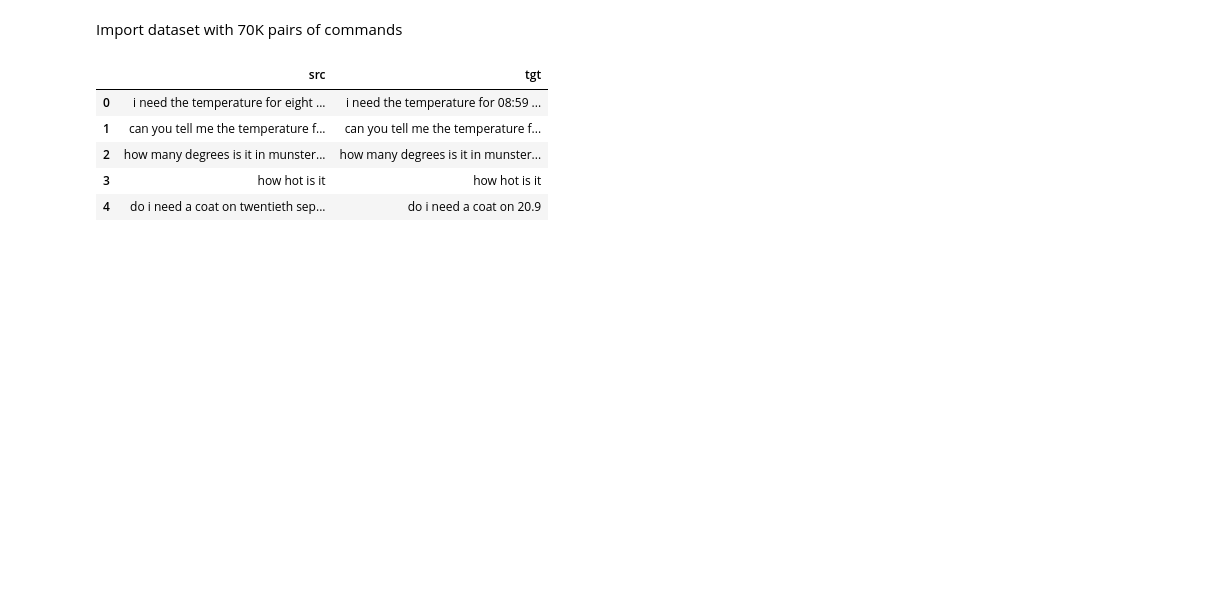
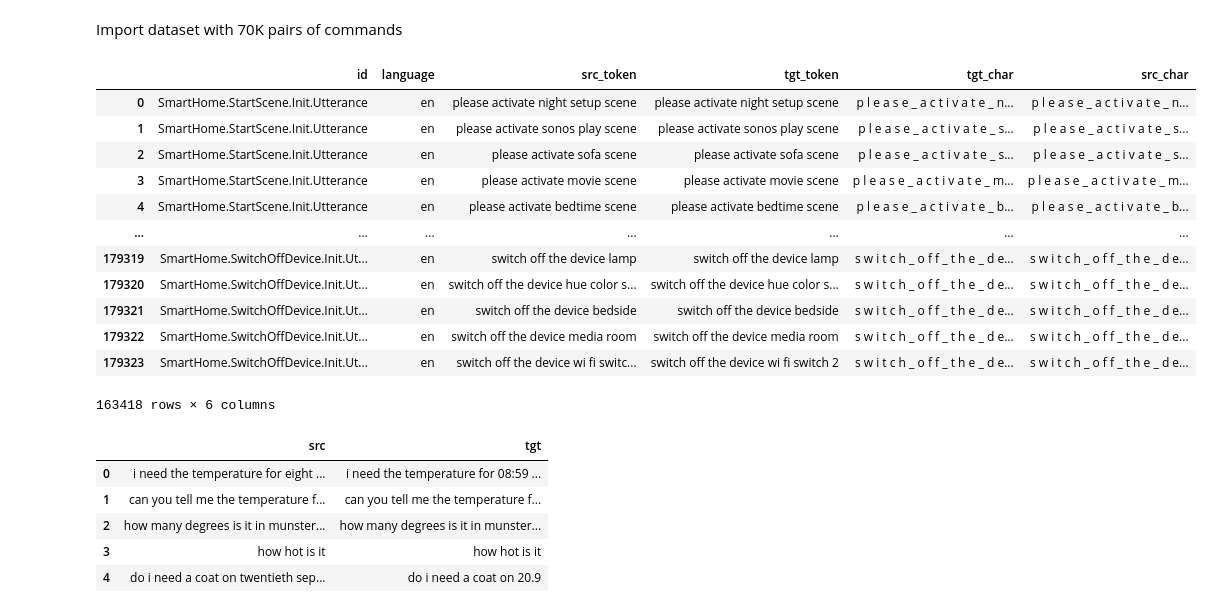
Before and after one commit to sting1000/generator, a Jupyter notebook: machine_translation.ipynb, the cells around one changed output. Cells and saved outputs as stored; diff of their text form; code cells hidden in the pictures; blank space fills up the shorter version.

```diff
--- a/machine_translation.ipynb
+++ b/machine_translation.ipynb
@@ -16,8 +16,39 @@ from torch import optim
 import torch.nn.functional as F
 
 device = torch.device("cuda" if torch.cuda.is_available() else "cpu")
+# %%
+def replace_space(s: str):
+    s = s.replace(' ', '_')
+    return ' '.join(list(s))
+
+def read_data(path):
+    df = pd.read_csv(path).drop_duplicates()
+    df.columns = ['id', 'language', 'src_token', 'tgt_token']
+    df['tgt_char'] = df.tgt_token.apply(replace_space)
+    df['src_char'] = df.src_token.apply(replace_space)
+    return df
 # %% [markdown]
 Import dataset with 70K pairs of commands
+# %%
+train = read_data("data/nmt_data/train_train.csv")
+test = read_data("data/nmt_data/test_test.csv")
+valid = read_data("data/nmt_data/valid_valid.csv")
+# %%
+train
+# %% [output]
+|  | id | language | src_token | tgt_token | tgt_char | src_char |
+| 0 | SmartHome.StartScene.Init.Utterance | en | please activate night setup scene | please activate night setup scene | p l e a s e _ a c t i v a t e _ n... | p l e a s e _ a c t i v a t e _ n... |
+| 1 | SmartHome.StartScene.Init.Utterance | en | please activate sonos play scene | please activate sonos play scene | p l e a s e _ a c t i v a t e _ s... | p l e a s e _ a c t i v a t e _ s... |
+| 2 | SmartHome.StartScene.Init.Utterance | en | please activate sofa scene | please activate sofa scene | p l e a s e _ a c t i v a t e _ s... | p l e a s e _ a c t i v a t e _ s... |
+| 3 | SmartHome.StartScene.Init.Utterance | en | please activate movie scene | please activate movie scene | p l e a s e _ a c t i v a t e _ m... | p l e a s e _ a c t i v a t e _ m... |
+| 4 | SmartHome.StartScene.Init.Utterance | en | please activate bedtime scene | please activate bedtime scene | p l e a s e _ a c t i v a t e _ b... | p l e a s e _ a c t i v a t e _ b... |
+| ... | ... | ... | ... | ... | ... | ... |
+| 179319 | SmartHome.SwitchOffDevice.Init.Ut... | en | switch off the device lamp | switch off the device lamp | s w i t c h _ o f f _ t h e _ d e... | s w i t c h _ o f f _ t h e _ d e... |
+| 179320 | SmartHome.SwitchOffDevice.Init.Ut... | en | switch off the device hue color s... | switch off the device hue color s... | s w i t c h _ o f f _ t h e _ d e... | s w i t c h _ o f f _ t h e _ d e... |
+| 179321 | SmartHome.SwitchOffDevice.Init.Ut... | en | switch off the device bedside | switch off the device bedside | s w i t c h _ o f f _ t h e _ d e... | s w i t c h _ o f f _ t h e _ d e... |
+| 179322 | SmartHome.SwitchOffDevice.Init.Ut... | en | switch off the device media room | switch off the device media room | s w i t c h _ o f f _ t h e _ d e... | s w i t c h _ o f f _ t h e _ d e... |
+| 179323 | SmartHome.SwitchOffDevice.Init.Ut... | en | switch off the device wi fi switc... | switch off the device wi fi switch 2 | s w i t c h _ o f f _ t h e _ d e... | s w i t c h _ o f f _ t h e _ d e... |
+163418 rows × 6 columns
 # %%
 spoken = open('data/nmt_data/commands_spoken_en.txt', encoding='UTF-8').read().strip().split('\n')
 written = open('data/nmt_data/commands_written_en.txt', encoding='UTF-8').read().strip().split('\n')
```
Also changed, not shown: 9 other files.
